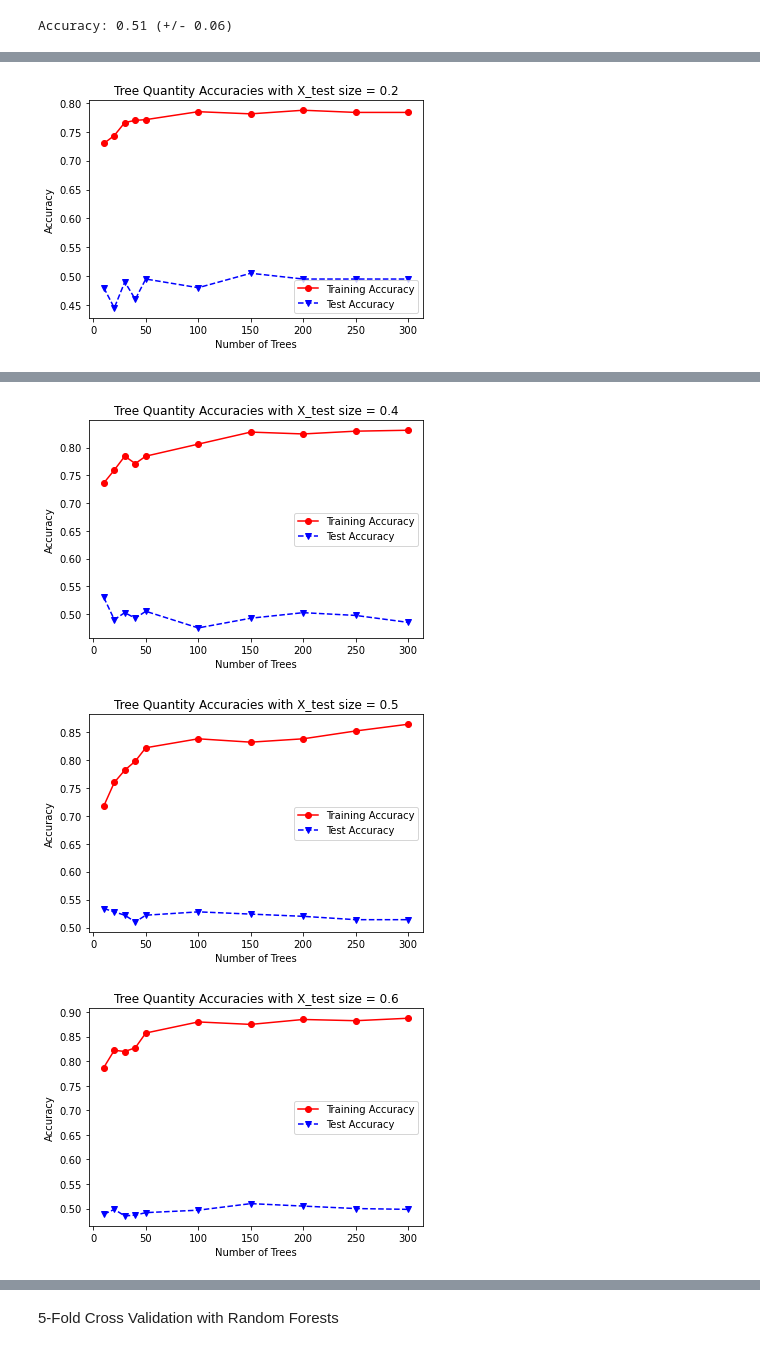
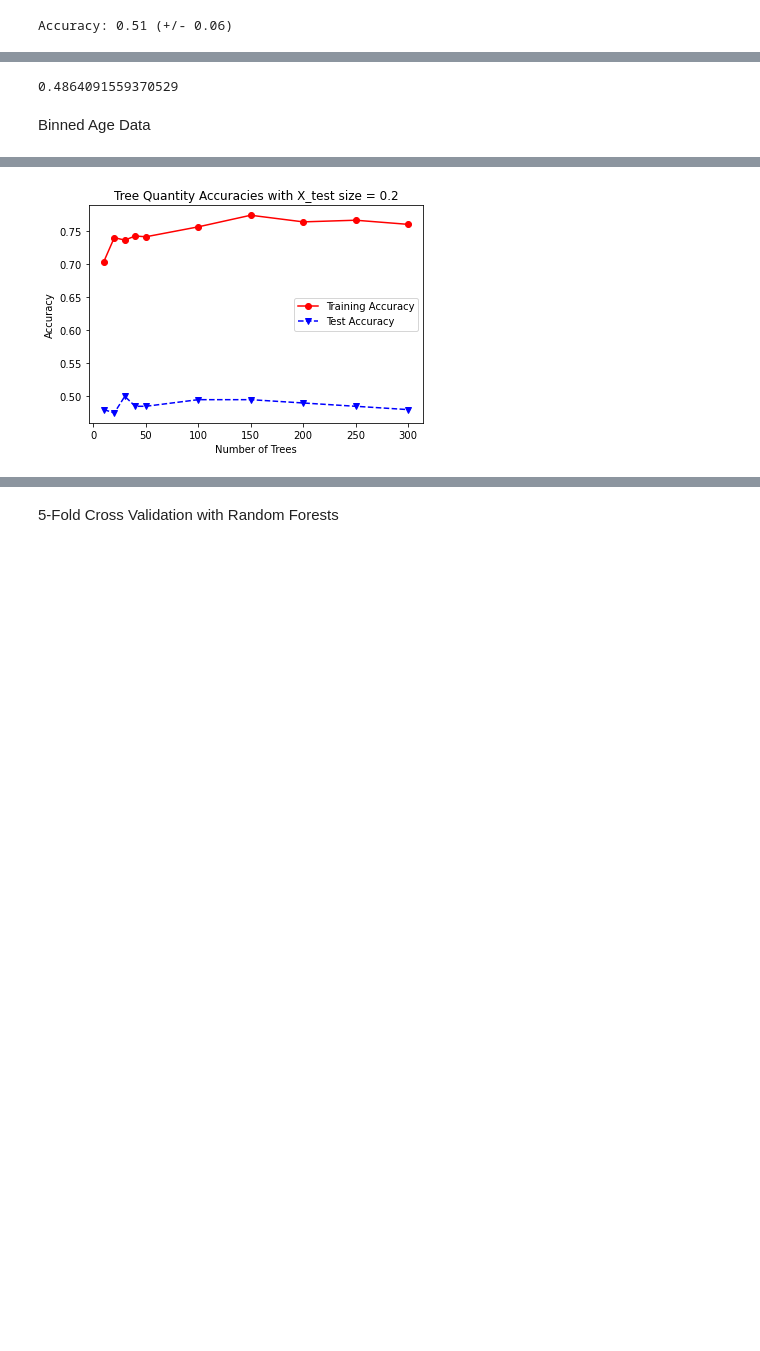
Before and after one commit to tannerwheeler/CS6850, a Jupyter notebook: FinalProjectCode.ipynb, the cells around one changed output, grey strips where cells are left out. Drawn from its saved outputs; the diff is of its cells as text; code cells hidden in the pictures; blank space fills up the shorter version.

```diff
--- a/FinalProjectCode.ipynb
+++ b/FinalProjectCode.ipynb
@@ -624,0 +672,13 @@ Accuracy: 0.51 (+/- 0.05)
+# %%
+df = data_var_attr
+r = results_var
+
+le = preprocessing.LabelEncoder()
+for column_name in df.columns:
+    if df[column_name].dtype == object:
+        df[column_name] = le.fit_transform(df[column_name])
+    else:
+        pass
+
+clf = tree.DecisionTreeClassifier(max_depth=6)
+scores = cross_val_score(clf, df, r, cv=5)
@@ -624,0 +755,7 @@ Accuracy: 0.51 (+/- 0.05)
+# %%
+X_train, X_test, Y_train, Y_test = train_test_split(data_var_attr, results, test_size=1/10, random_state=1)
+
+params = {'max_depth': [1,2,3,4,5,6,7,8,9,10,15,20,25,30,40,50,100], 'min_samples_leaf': [5,10,20,50,100], 'criterion':['gini', 'entropy']}
+dt = tree.DecisionTreeClassifier()
+grid_search = GridSearchCV(estimator=dt, param_grid=params, n_jobs=-1, verbose=1, scoring='accuracy')
+grid_search.fit(X_train, Y_train)
@@ -624,0 +774,10 @@ Accuracy: 0.51 (+/- 0.05)
+# %%
+dt_best = grid_search.best_estimator_
+Y_predTrain = dt_best.predict(X_train)
+Y_predTest = dt_best.predict(X_test)
+
+print("Train Acc:", accuracy_score(Y_train, Y_predTrain))
+print("Test Acc:", accuracy_score(Y_test, Y_predTest))
+
+# 0.51 w/o Genetics
+# 0.41 w/o Genetics and Stress
@@ -627,7 +791,7 @@ Accuracy: 0.51 (+/- 0.05)
 # %%
-for i in range(1, 10):
+for i in range(1, 4):
     # Using a Random State for consistancy in initial testing
-    X_train, X_test, Y_train, Y_test = train_test_split(data, results, test_size=i/10, random_state=1)
+    X_train, X_test, Y_train, Y_test = train_test_split(data_attr, results, test_size=i/10, random_state=1)
 
     le = preprocessing.LabelEncoder()
     for column_name in X_train.columns:
@@ -650,7 +814,7 @@ for i in range(1, 10):
 
     for estimator in number_of_estimators:
         # Using a Random State for consistancy in initial testing
-        clf = RandomForestClassifier(n_estimators=estimator, max_depth=5, random_state=0)
+        clf = RandomForestClassifier(n_estimators=estimator, max_depth=1, random_state=0, oob_score=True)
         clf = clf.fit(X_train, Y_train)
         Y_predTrain = clf.predict(X_train)
         Y_predTest = clf.predict(X_test)
@@ -677,7 +835,13 @@ for i in range(1, 10):
+# %%
+clf.oob_score_
+# %% [output]
+0.4864091559370529
+# %% [markdown]
+Binned Age Data
 # %%
-for i in range(1, 10):
+for i in range(1, 4):
     # Using a Random State for consistancy in initial testing
-    X_train, X_test, Y_train, Y_test = train_test_split(data_age, results, test_size=i/10, random_state=1)
+    X_train, X_test, Y_train, Y_test = train_test_split(data_age_attr, results, test_size=i/10, random_state=1)
 
     le = preprocessing.LabelEncoder()
     for column_name in X_train.columns:
@@ -701,7 +865,7 @@ for i in range(1, 10):
     #Tree depths of 5
     for estimator in number_of_estimators:
         # Using a Random State for consistancy in initial testing
-        clf = RandomForestClassifier(n_estimators=estimator, max_depth=5, random_state=0)
+        clf = RandomForestClassifier(n_estimators=estimator, max_depth=5, random_state=0, oob_score=True)
         clf = clf.fit(X_train, Y_train)
         Y_predTrain = clf.predict(X_train)
         Y_predTest = clf.predict(X_test)
@@ -720 +884 @@ for i in range(1, 10):
-[figure, old version]
+[figure, new version]
@@ -722,3 +885,0 @@ for i in range(1, 10):
-[figure, removed]
-[figure, removed]
-[figure, removed]
```
Also changed, not shown: parts of 89 cells of this notebook.
